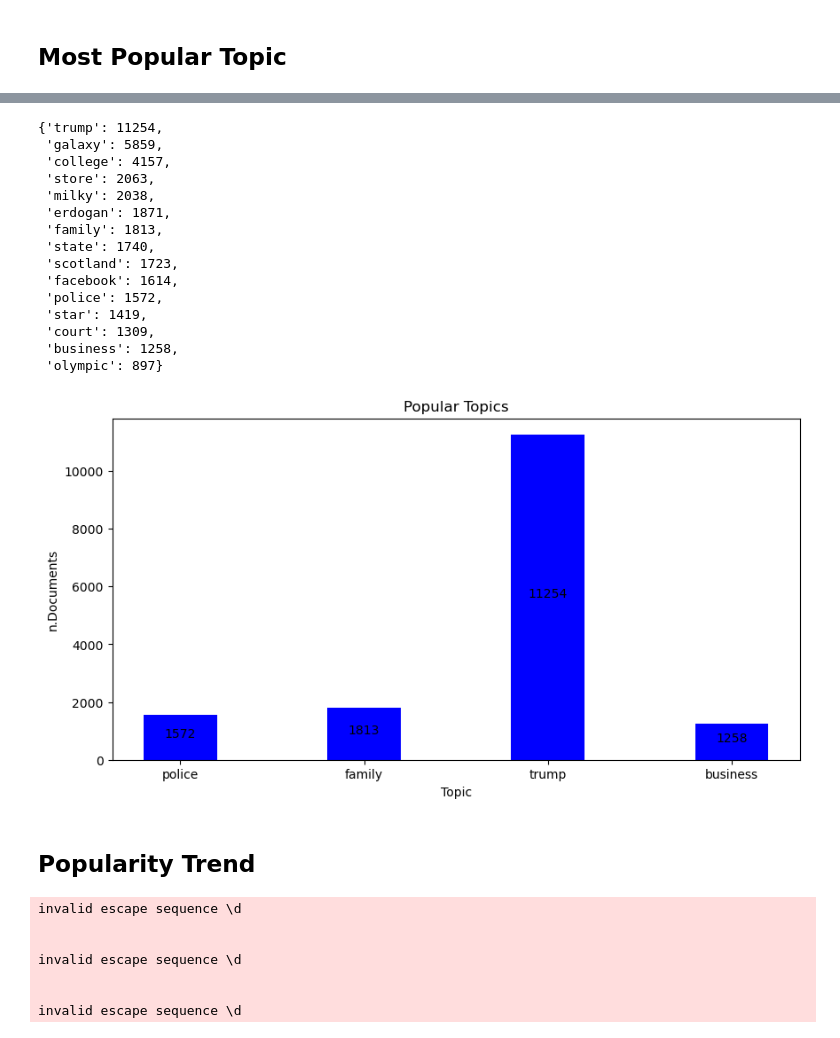
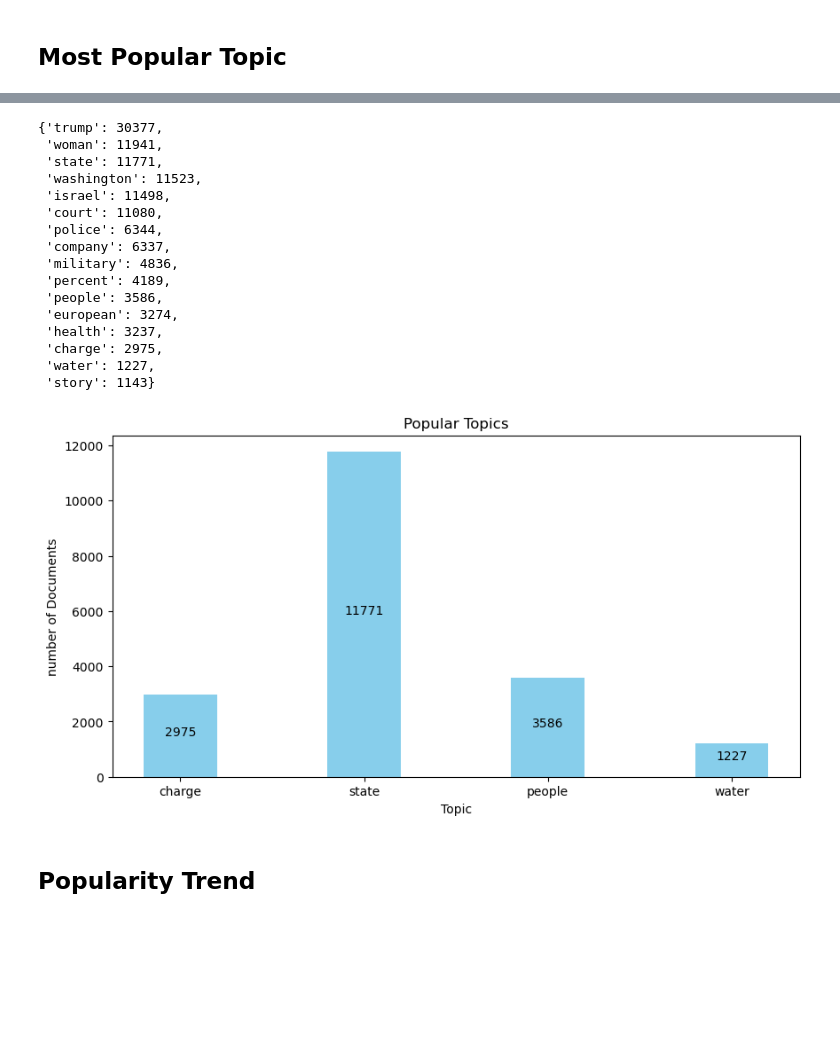
Before and after one commit to sbsaleh001/topic-modeling, a Jupyter notebook: Topic-modeling.ipynb, the cells around one changed output, grey strips where cells are left out. Saved outputs shown, nothing was run; the diff lists cells and outputs as text; code cells hidden in the pictures; blank space fills up the shorter version.

```diff
--- a/Topic-modeling.ipynb
+++ b/Topic-modeling.ipynb
@@ -56,5 +61,5 @@ def prepare_text(text):
 # %%
-Corpus_root = '/Users/salehbabaei/Desktop/2022/BDM 550/Final Project/corpus'
+Corpus_root = '/Users/salehbabaei/Desktop/2022/Sem 5/BDM 550/Final Project/corpus'
 Corpus = PlaintextCorpusReader(Corpus_root, '.*csv')
 corpus_raw = Corpus.raw()
 corpus_raw = [p for p in corpus_raw.split('\n') if p]
@@ -180,4 +120,0 @@ all_topics[0][0]
-# %%
-with open("doc_topics.txt", "a") as f:
-    for i in all_topics:
-        f.write(str(i[0]))
@@ -205,4 +120,0 @@ all_topics[0][1]
-# %%
-with open("word_topics.txt", "a") as f:
-    for i in all_topics:
-        f.write(str(i[1]))
@@ -276,18 +165,19 @@ for i in topT:
         d[str(i[0][0][1])] += round(i[0][0][0]* len(corpus))
 dict(sorted(d.items(), key=lambda item: item[1], reverse=True))
 # %% [output]
-{'trump': 11254,
- 'galaxy': 5859,
- 'college': 4157,
- 'store': 2063,
- 'milky': 2038,
- 'erdogan': 1871,
- 'family': 1813,
- 'state': 1740,
- 'scotland': 1723,
- 'facebook': 1614,
- 'police': 1572,
- 'star': 1419,
- 'court': 1309,
- 'business': 1258,
- 'olympic': 897}
+{'trump': 30377,
+ 'woman': 11941,
+ 'state': 11771,
+ 'washington': 11523,
+ 'israel': 11498,
+ 'court': 11080,
+ 'police': 6344,
+ 'company': 6337,
+ 'military': 4836,
+ 'percent': 4189,
+ 'people': 3586,
+ 'european': 3274,
+ 'health': 3237,
+ 'charge': 2975,
+ 'water': 1227,
+ 'story': 1143}
@@ -304,15 +190,15 @@ def addlabels(x,y):
         plt.text(i, y[i]//2, y[i], ha = 'center')
 # %%
 fig = plt.figure(figsize = (10, 5))
-plt.bar(x, y, color ='blue',
+plt.bar(x, y, color ='skyblue',
         width = 0.4)
 addlabels(x, y)
 plt.title("Popular Topics")
 plt.xlabel("Topic")
-plt.ylabel("n.Documents")
+plt.ylabel("number of Documents")
 plt.show()
 # %% [output]
-[figure, old version]
+[figure, new version]
 # %% [markdown]
 ## Popularity Trend
 # %%
@@ -320,14 +206,6 @@ docTop = [list(list(zip(*model.get_document_topics(i)))[1]) for i in corpus]
 # %%
 dates = [re.findall("\d{4}[/-]\d{2}[/-]\d{2}",i) for i in corpus_raw]
 dates = [i[0] if len(i)>0 else '' for i in dates ]
-# %% [output]
-invalid escape sequence \d
-
-
-invalid escape sequence \d
-
-
-invalid escape sequence \d
 # %%
 topics_df = pd.DataFrame(docTop)[[0,3,5,15]].rename(columns = {0:'Police',3:'Family', 5:'Business', 15:'Galaxy'})
 topics_df['dates'] = dates
```
Also changed, not shown: parts of 42 cells of this notebook, 7 other files.
